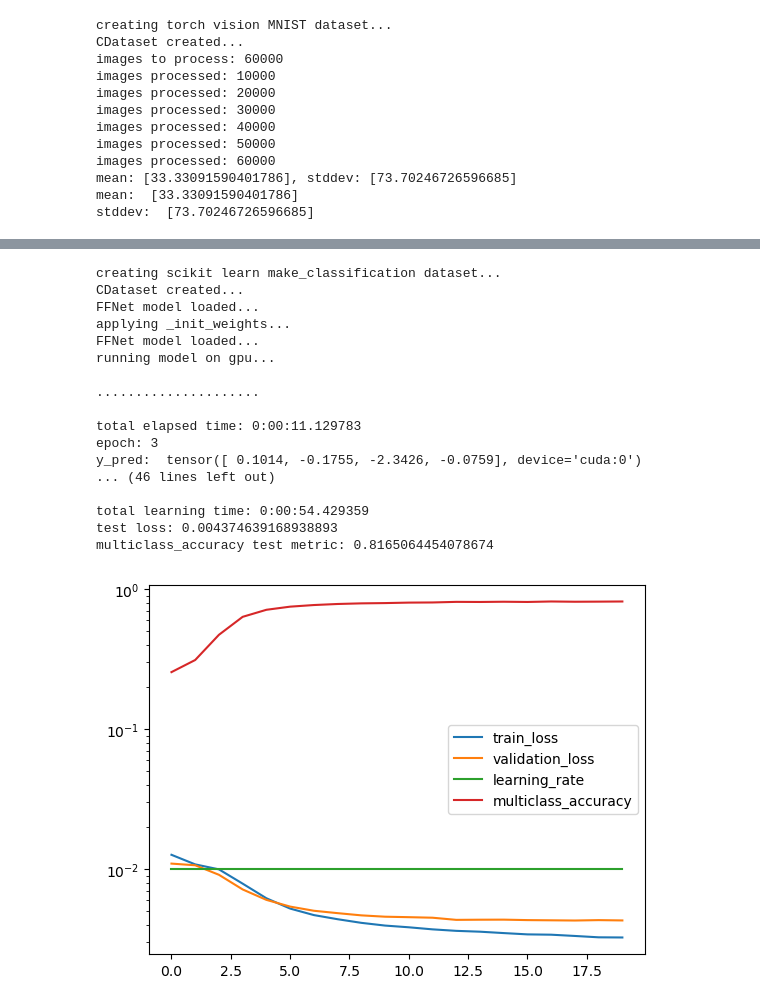
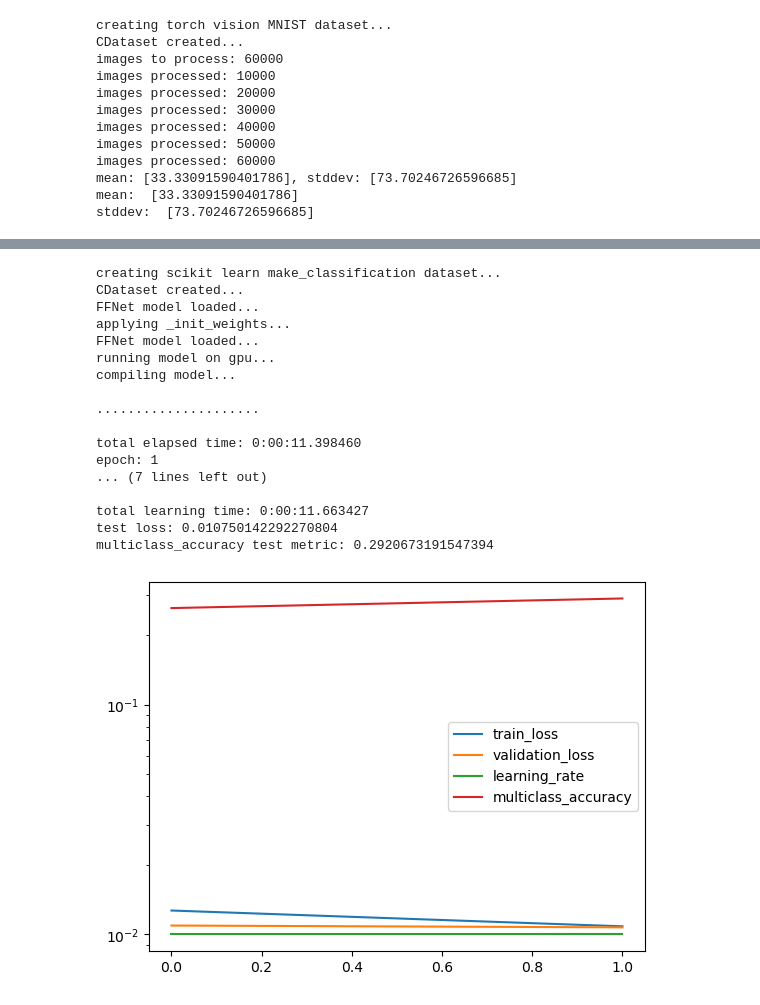
Before and after one commit to icanswim/cosmosis, a Jupyter notebook: experiment.ipynb, the cells around one changed output, grey strips where cells are left out. Saved outputs shown, nothing was run; the diff lists cells and outputs as text; code cells hidden in the pictures.

```diff
--- a/experiment.ipynb
+++ b/experiment.ipynb
@@ -414,43 +414,43 @@ crit_param = {}
 
 sample_param = {'set_seed': 88,
                  'splits': (.7,.15)}
 
 sched_param = {'factor': .5,
                'patience': 2,
                'cooldown': 1}
 
 learn = Learn([SKDS],
               FFNet,
               Sampler=Selector,
               Metrics=Metrics,
               Optimizer=Adam,
               Scheduler=ReduceLROnPlateau,
               Criterion=CrossEntropyLoss,
               model_param=model_param, ds_param=ds_param,
               sample_param=sample_param, opt_param=opt_param,
               sched_param=sched_param, crit_param=crit_param,
               metrics_param=metrics_param,
-              adapt=(300,256,.2), batch_size=128, epochs=20,
-              save_model='demo_model')
+              adapt=(300,256,.2), batch_size=128, epochs=2,
+              save_model='demo_model', compile_model=True)
 # %% [output]
 creating scikit learn make_classification dataset...
 CDataset created...
 FFNet model loaded...
 applying _init_weights...
 FFNet model loaded...
 running model on gpu...
+compiling model...
 
 .....................
 
-total elapsed time: 0:00:11.129783
-epoch: 3
-y_pred:  tensor([ 0.1014, -0.1755, -2.3426, -0.0759], device='cuda:0')
-... (46 lines left out)
+total elapsed time: 0:00:11.398460
+epoch: 1
+... (7 lines left out)
 
-total learning time: 0:00:54.429359
-test loss: 0.004374639168938893
-multiclass_accuracy test metric: 0.8165064454078674
+total learning time: 0:00:11.663427
+test loss: 0.010750142292270804
+multiclass_accuracy test metric: 0.2920673191547394
-[figure, old version]
+[figure, new version]
 # %%
 #example inference with cosmosis sklearn classification dataset wrapper (SKDS) and custom model (FFNet)
 
```
Also changed, not shown: parts of 2 cells of this notebook, 2 other files.
